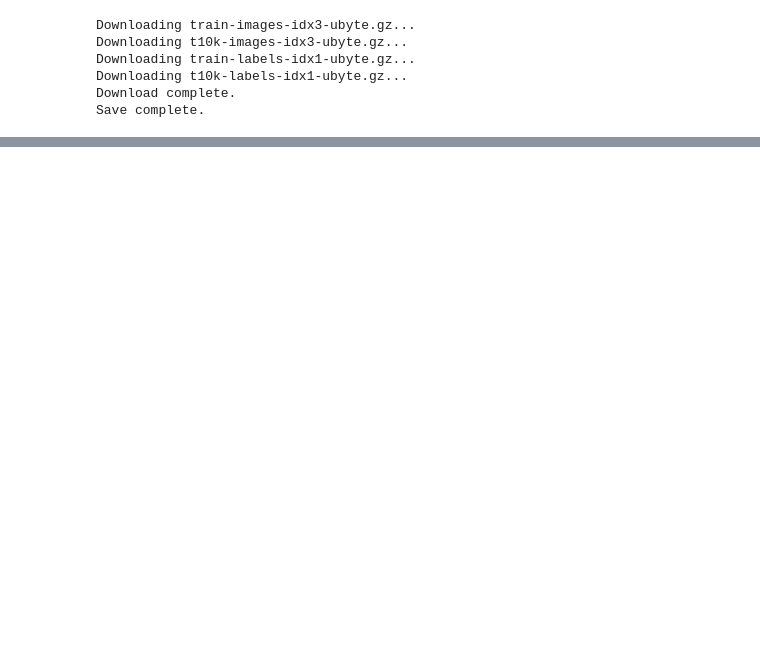
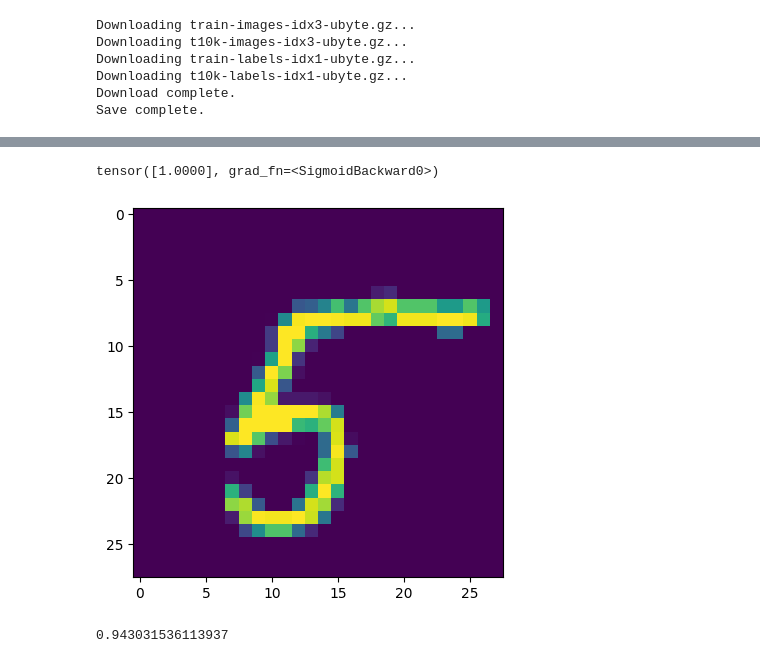
Before and after one commit to int8/merito-ml-week1, a Jupyter notebook: task3-pytorch-mlp-sgd-bceloss.ipynb, the cells around one changed output, grey strips where cells are left out. Saved outputs shown, nothing was run; the diff lists cells and outputs as text; code cells hidden in the pictures; blank space fills up the shorter version.

```diff
--- a/task3-pytorch-mlp-sgd-bceloss.ipynb
+++ b/task3-pytorch-mlp-sgd-bceloss.ipynb
@@ -143,3 +198,14 @@ for epoch in range(nr_of_epochs):
+# %%
+# TODO: spróbuj odgadanąć jaka cyfra jest w 10 elemencie zbioru testowego
+N = 27
+single_x_test = x_test[N]
+single_img = single_x_test.reshape((28,28))
+plt.imshow(single_img)
+
+model.forward(torch.Tensor(single_x_test))
+# %% [output]
+tensor([1.0000], grad_fn=<SigmoidBackward0>)
+[figure, added]
 # %%
 # Accuracy
 # TODO: policz ile % zbioru testowego nasz model odgaduje poprawnie
@@ -162,0 +229,4 @@ def accuracy(model, x_test, y_test, threshold):
+# %%
+accuracy(model, x_test, y_test_bin)
+# %% [output]
+0.943031536113937
```
Also changed, not shown: parts of 10 cells of this notebook, 1 other file.
